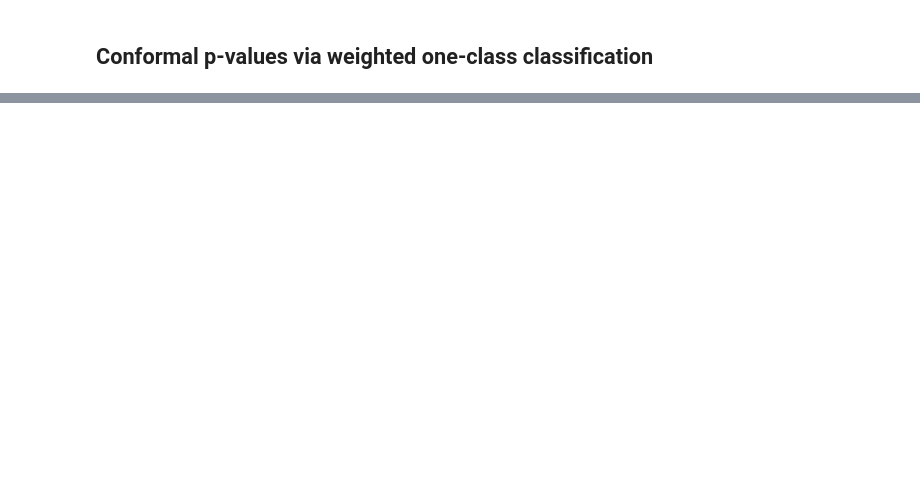
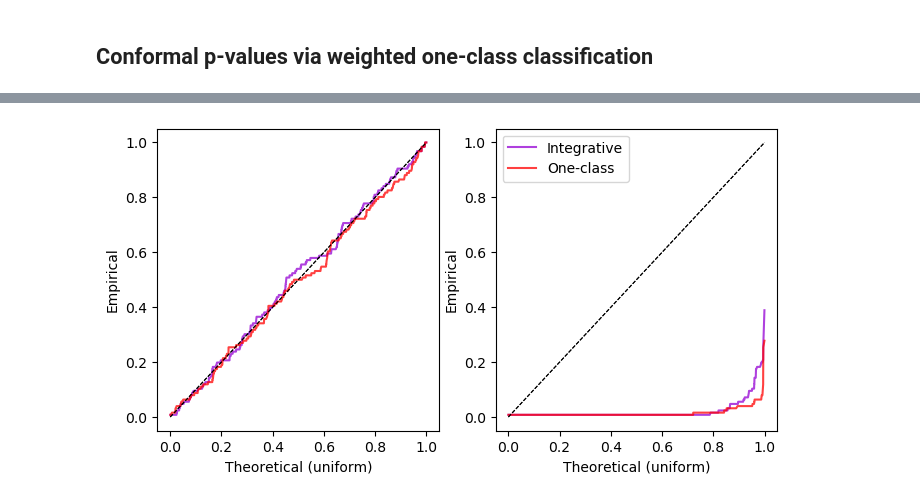
Before and after one commit to ZiyiLiang/weighted_conformal_pvalues, a Jupyter notebook: examples/example-power.ipynb, the cells around one changed output, grey strips where cells are left out. Drawn from its saved outputs; the diff is of its cells as text; code cells hidden in the pictures; blank space fills up the shorter version.

```diff
--- a/examples/example-power.ipynb
+++ b/examples/example-power.ipynb
@@ -199,0 +201,32 @@ E_u1_Y0 = 0.107; RHS 0.307
+# %%
+def qq_plot(data, reference, ax, color=None, label=None, logarithm=False):
+    sample_size = len(data)
+    qq = np.ones([sample_size, 2])
+    np.random.shuffle(data)
+    qq[:, 0] = np.sort(reference)
+    qq[:, 1] = np.sort(data[0:sample_size])
+    if color is None:
+        ax.plot(qq[:,0], qq[:,1], label=label, alpha=0.75)
+    else:
+        ax.plot(qq[:,0], qq[:,1], color=color, label=label, alpha=0.75)
+    ax.plot([0,1], [0,1], color="black", linewidth=0.75, linestyle="dashed")
+    ax.set_xlabel("Theoretical (uniform)")
+    ax.set_ylabel("Empirical")
+    if logarithm:
+        ax.set_xscale('log')
+        ax.set_yscale('log')
+
+fig, axs = plt.subplots(1,2, figsize=(8,4), dpi= 100)
+
+logarithm = False
+U = np.random.uniform(size = (len(Y_test),))
+for y in [0,1]:
+    qq_plot(pvals_woneclass[Y_test==y], U[Y_test==y], axs[y], label="Integrative", color='#9400d3',
+            logarithm=logarithm)
+    qq_plot(pvals_woneclass_0[Y_test==y], U[Y_test==y], axs[y], label="One-class", color='red',
+            logarithm=logarithm)
+
+plt.legend()
+plt.show()
+# %% [output]
+[figure, added]
```
Also changed, not shown: parts of 4 cells of this notebook, 4 other files.
